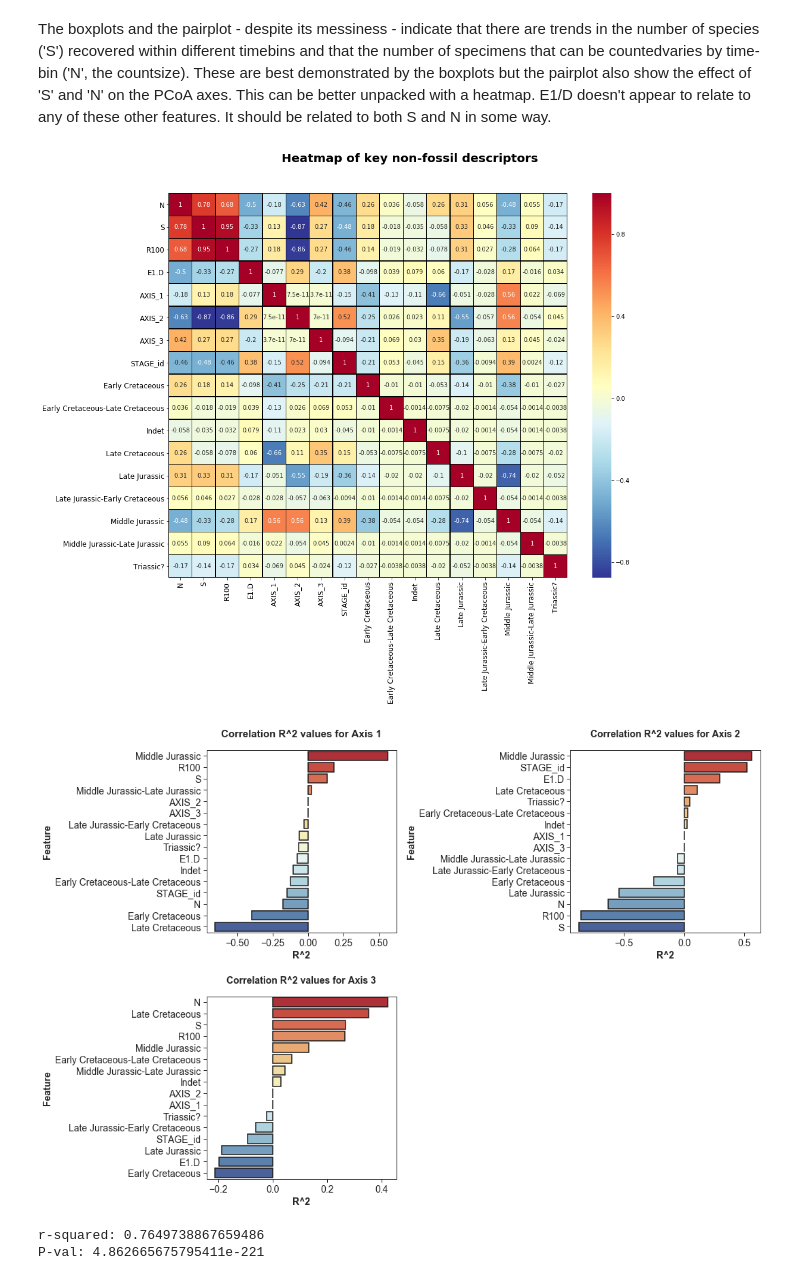
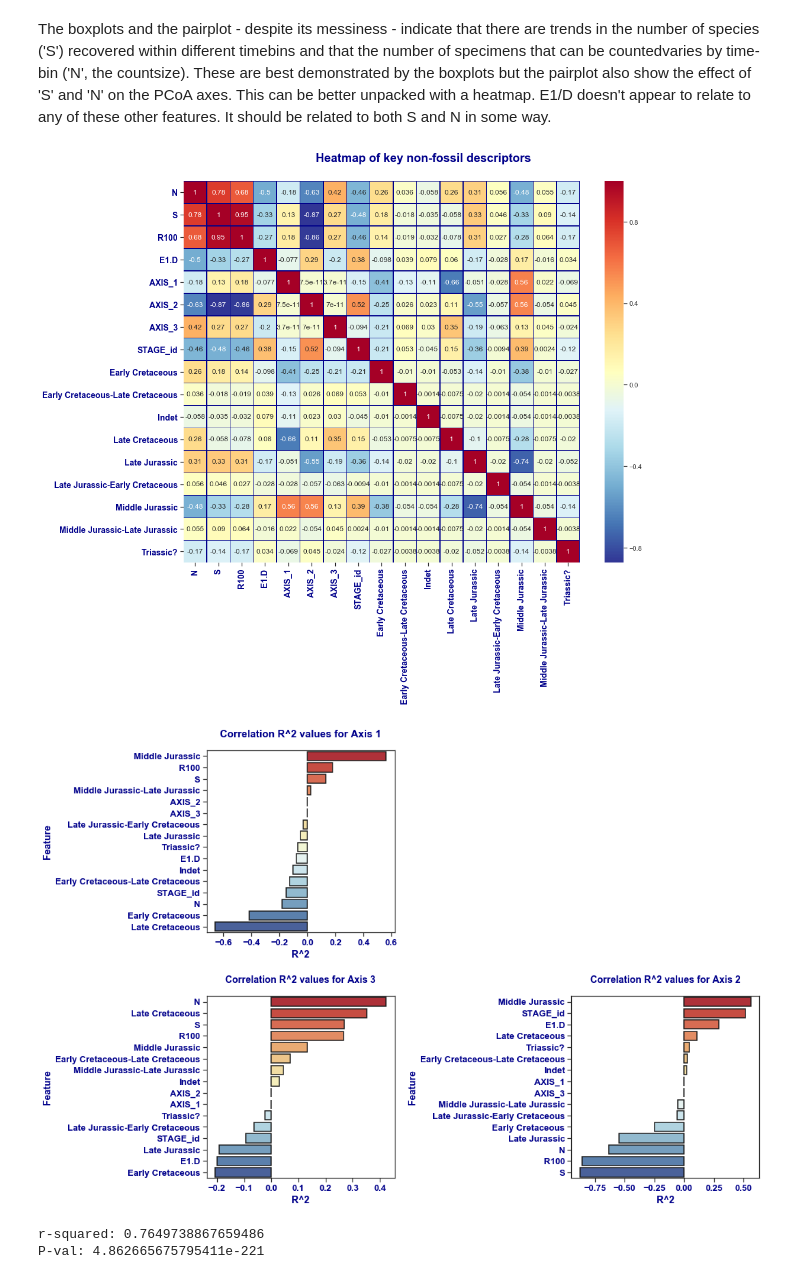
Before and after one commit to b3py0/Capstone-projects, a Jupyter notebook: Volve_final_capstone.ipynb, the cells around one changed output. Cells and saved outputs as stored; diff of their text form; code cells hidden in the pictures.

```diff
--- a/Volve_final_capstone.ipynb
+++ b/Volve_final_capstone.ipynb
@@ -1433,35 +1472,37 @@ The boxplots and the pairplot - despite its messiness - indicate that there are
 # %%
 ##Heatmap of key non-fossil features including PCoA
 
 info_cut = info.drop(['AGE',
                       'AGE_id',
                       'STAGE',
                       'FORMATION',
                       'BASE',
                       'TYPE',
                       'ANALYST',
                       'SITE',
                       'LABEL',
                       'St.dev'], axis=1) #cut features that are hierarchially related to others (e.g. time) or just redundant.
 
 info_cut_dum = pd.get_dummies(info['AGE'])
 info_cut_hm = pd.concat([info_cut, info_cut_dum], axis=1)
 
 ## construct cmap to match diagrams above:
 #from matplotlib.colors import ListedColormap
 #cmap = ListedColormap(sns.color_palette('YlOrBr_r', 256)) #actually redundant with YlOrBr or RdYlBu!
 
 plt.subplots(figsize=(15,11))
 ax=plt.subplot(111)
-sns.heatmap(info_cut_hm.corr(), annot=True, cmap='RdYlBu_r', linewidth=0.25,linecolor='black') #-r reverse palette
+sns.heatmap(info_cut_hm.corr(), annot=True, cmap='RdYlBu_r', linewidth=0.5,linecolor='darkblue') #-r reverse palette
 plt.tick_params(labelsize=12)
-plt.suptitle('Heatmap of key non-fossil descriptors', weight='bold', fontsize=20, y=1.025)
+plt.suptitle('Heatmap of key non-fossil descriptors', weight='bold', fontsize=20, y=1, color='darkblue')
 plt.subplots_adjust(top=0.94)
+ax.set_xticklabels(ax.get_xticklabels(), color='darkblue', weight='bold', fontsize=14)
+ax.set_yticklabels(ax.get_yticklabels(), color='darkblue', weight='bold', fontsize=14)
 
 plt.show()
-# plt.savefig('Heatmap_features_volve_final.png',dpi=400,bbox_inches='tight')
+# plt.savefig('Heatmap_features_volve_final.png',dpi=400,bbox_inches='tight', transparent=True)
 # %% [output]
-[figure, old version]
+[figure, new version]
 # %%
 '''
 It looks like the different eigenvectors are sensitive to different aspects of the data (also indicated by the pairplot).
@@ -1497,30 +1538,42 @@ values_3 = list(x3.AXIS_3)
 f, ax = plt.subplots(figsize=(15, 10))
 
 
+##Axis 1
 plt.subplot(221)
 ax1 = sns.barplot(x=values_1[1:], y=names_1[1:], palette="RdYlBu", linewidth=1.5, edgecolor='k')
-ax1.set_title('Correlation R^2 values for Axis 1', fontsize=15, weight='bold',y=1.05)
-ax1.set_ylabel('Feature', fontsize=14, weight='bold')
-ax1.set_xlabel('R^2', fontsize=14, weight='bold')
+ax1.set_title('Correlation R^2 values for Axis 1', fontsize=15, weight='bold',y=1.05, color='darkblue')
+ax1.set_ylabel('Feature', fontsize=14, weight='bold', color='darkblue')
+ax1.set_xlabel('R^2', fontsize=14, weight='bold', color='darkblue')
+ax1.tick_params(labelsize=13)
+plt.xticks(color='darkblue', weight='bold')
+plt.yticks(color='darkblue', weight='bold')
 
-plt.subplot(222)
+##Axis 2
+plt.subplot(224)
 ax2 = sns.barplot(x=values_2[1:], y=names_2[1:], palette='RdYlBu', linewidth=1.5, edgecolor='k')
-ax2.set_title('Correlation R^2 values for Axis 2', fontsize=14, weight='bold', y=1.05)
-ax2.set_ylabel('Feature', fontsize=14, weight='bold')
-ax2.set_xlabel('R^2', fontsize=14, weight='bold')
+ax2.set_title('Correlation R^2 values for Axis 2', fontsize=14, weight='bold', y=1.05, color='darkblue')
+ax2.set_ylabel('Feature', fontsize=14, weight='bold', color='darkblue')
+ax2.set_xlabel('R^2', fontsize=14, weight='bold', color='darkblue')
+ax2.tick_params(labelsize=13)
+plt.xticks(color='darkblue', weight='bold')
+plt.yticks(color='darkblue', weight='bold')
 
+##Axis 3
 plt.subplot(223)
 ax3 = sns.barplot(x=values_3[1:], y=names_3[1:], palette='RdYlBu', linewidth=1.5, edgecolor='k')
-ax3.set_title('Correlation R^2 values for Axis 3', fontsize=14, weight='bold', y=1.05)
-ax3.set_ylabel('Feature', fontsize=14, weight='bold')
-ax3.set_xlabel('R^2', fontsize=14, weight='bold')
+ax3.set_title('Correlation R^2 values for Axis 3', fontsize=14, weight='bold', y=1.05, color='darkblue')
+ax3.set_ylabel('Feature', fontsize=14, weight='bold', color='darkblue')
+ax3.set_xlabel('R^2', fontsize=14, weight='bold', color='darkblue')
+ax3.tick_params(labelsize=13)
+plt.xticks(color='darkblue', weight='bold')
+plt.yticks(color='darkblue', weight='bold')
 
 plt.tight_layout()
 plt.subplots_adjust(hspace=0.35)
 plt.show()
-#plt.savefig('barchart_correlation_axes_1_2_3.png',dpi=400,bbox_inches='tight')
+# plt.savefig('barchart_correlation_axes_1_2_3.png',dpi=400,bbox_inches='tight', transparent=True)
 # %% [output]
-[figure, old version]
+[figure, new version]
 # %%
 '''
 Linear regression of Axis 2 vs. S
```
Also changed, not shown: parts of 22 cells of this notebook.
